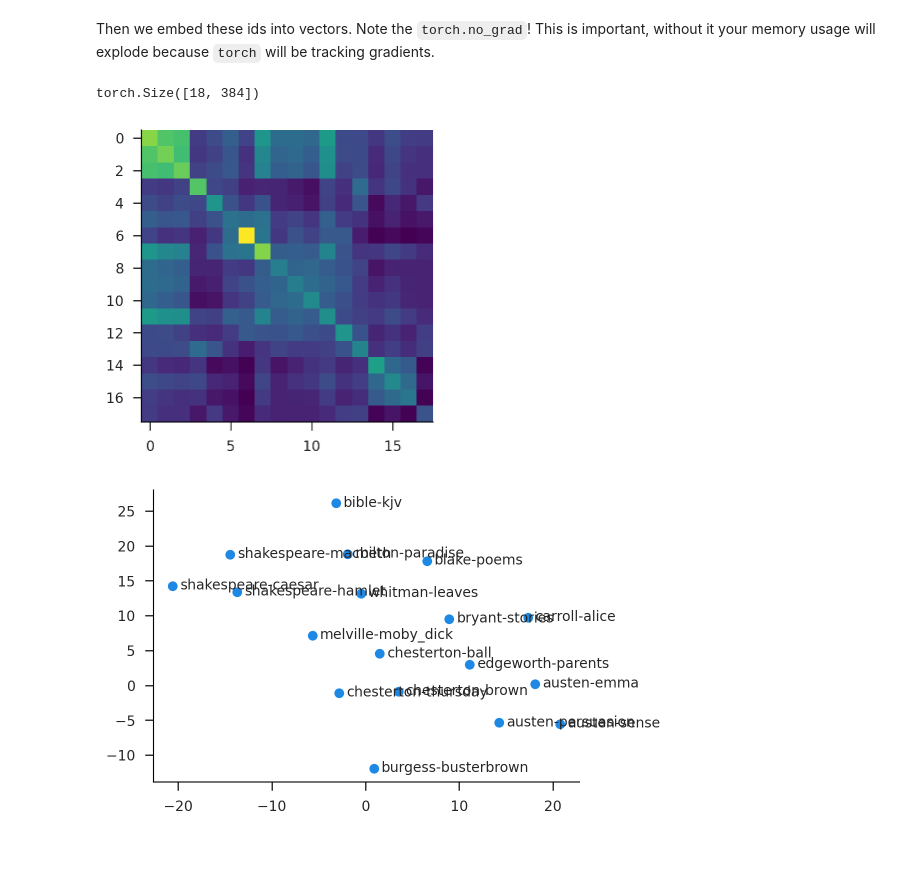
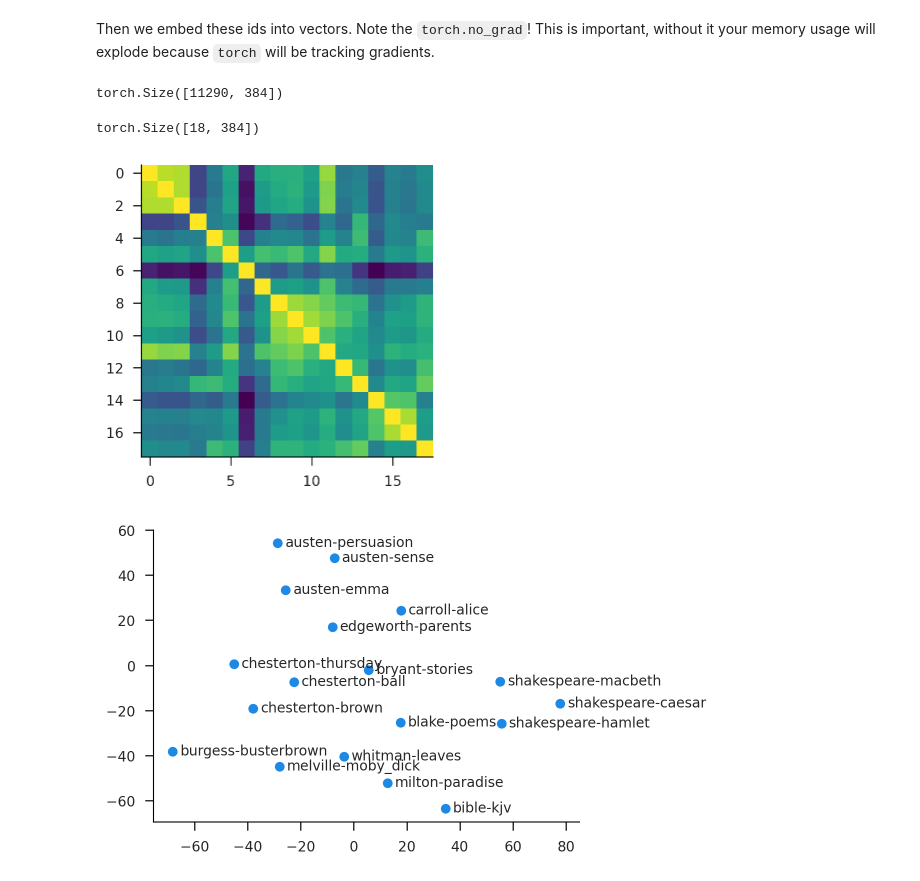
Before and after one commit to iamlemec/grad_code, a Jupyter notebook: lecture_5.ipynb, the cells around one changed output. Drawn from its saved outputs; the diff is of its cells as text; code cells hidden in the pictures; blank space fills up the shorter version.

```diff
--- a/lecture_5.ipynb
+++ b/lecture_5.ipynb
@@ -65,6 +66,7 @@ somehow mildly reminded him of his mortality.
 Now let's look at how long each book is (in terms of characters) and display it as a `DataFrame`.
 # %%
 # get basic info about each text
+ndocs = len(text)
 length = np.array([len(x) for x in text])
 info = pd.DataFrame({'name': names, 'length': length})
 info
@@ -259,19 +265,23 @@ for i1, i2 in tqdm(batch_indices(nchunks, 16)):
     }
     with torch.no_grad():
         ret = mod.forward(feats)
-    embeds[i1:i2,:] = ret['sentence_embedding']
-embed.shape
+    embeds[i1:i2,:] = F.normalize(ret['sentence_embedding'])
+embeds.shape
+# %% [output]
+torch.Size([11290, 384])
 # %%
-doc_embeds = torch.stack([embeds[toks.overflow_to_sample_mapping==i].mean(0) for i in range(18)], 0)
+doc_embeds = F.normalize(torch.stack([
+    embeds[toks.overflow_to_sample_mapping==i].mean(0) for i in range(ndocs)
+], 0))
 doc_embeds.shape
 # %% [output]
 torch.Size([18, 384])
 # %%
 # get the full similarity matrix
 sime = (doc_embeds @ doc_embeds.T).cpu() # not always feasible for big corpora
-plt.imshow(np.sqrt(sime)); # sqrt enhances differences
+plt.imshow(sime); # sqrt enhances differences
 # %% [output]
-[figure, old version]
+[figure, new version]
 # %%
 tsne1 = TSNE(init='random', perplexity=10)
 doc_tsne = tsne1.fit_transform(doc_embeds.cpu())
@@ -284,4 +294,4 @@ for i in range(nbook):
         textcoords='offset pixels', fontsize=10
     )
 # %% [output]
-[figure, old version]
+[figure, new version]
```
Also changed, not shown: parts of 6 cells of this notebook, 4 other files.
